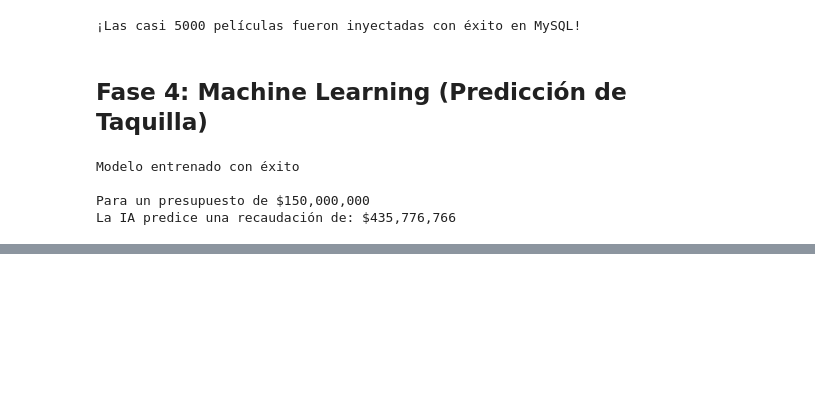
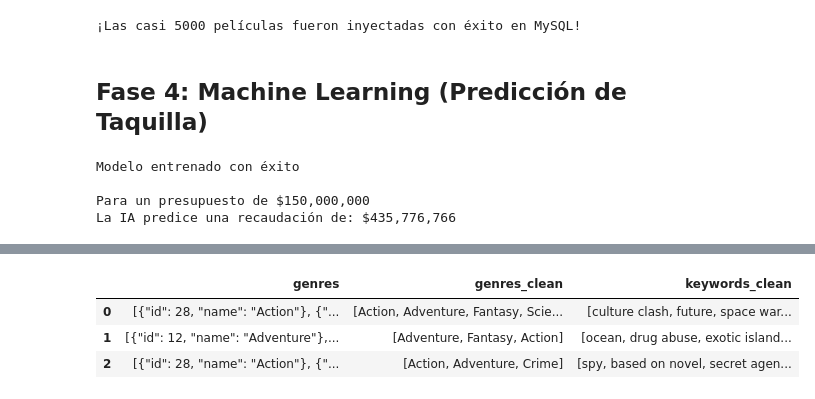
Before and after one commit to nachoescarlon/proyectos-ciencia-de-datos, a Jupyter notebook: analisis_cine.ipynb, the cells around one changed output, grey strips where cells are left out. Cells and saved outputs as stored; diff of their text form; code cells hidden in the pictures; blank space fills up the shorter version.

```diff
--- a/analisis_cine.ipynb
+++ b/analisis_cine.ipynb
@@ -171,0 +209,32 @@ La IA predice una recaudación de: $435,776,766
+# %%
+import ast
+
+# 1. Creamos una función que reciba ese texto feo y devuelva una lista limpia
+def extraer_nombres(texto_lista_diccionarios):
+    # Si el valor es nulo, devolvemos una lista vacía
+    if pd.isna(texto_lista_diccionarios):
+        return []
+
+    try:
+        # Convierte el string "[{'id': 28, 'name': 'Action'}]" en una lista real de diccionarios
+        lista_real = ast.literal_eval(texto_lista_diccionarios)
+
+        # Iteramos sobre la lista y extraemos solo el valor asociado a la clave 'name'
+        nombres = [diccionario['name'] for diccionario in lista_real]
+        return nombres
+
+    except (ValueError, SyntaxError):
+        # Si algo falla en la conversión, devolvemos una lista vacía por seguridad
+        return []
+
+# 2. Aplicamos esta función a nuestras columnas complejas usando .apply() de Pandas
+movies['genres_clean'] = movies['genres'].apply(extraer_nombres)
+movies['keywords_clean'] = movies['keywords'].apply(extraer_nombres)
+
+# 3. Comparamos el antes y el después
+movies[['genres', 'genres_clean', 'keywords_clean']].head(3)
+# %% [output]
+|  | genres | genres_clean | keywords_clean |
+| 0 | [{"id": 28, "name": "Action"}, {"... | [Action, Adventure, Fantasy, Scie... | [culture clash, future, space war... |
+| 1 | [{"id": 12, "name": "Adventure"},... | [Adventure, Fantasy, Action] | [ocean, drug abuse, exotic island... |
+| 2 | [{"id": 28, "name": "Action"}, {"... | [Action, Adventure, Crime] | [spy, based on novel, secret agen... |
```
Also changed, not shown: parts of 6 cells of this notebook, 2 other files.
